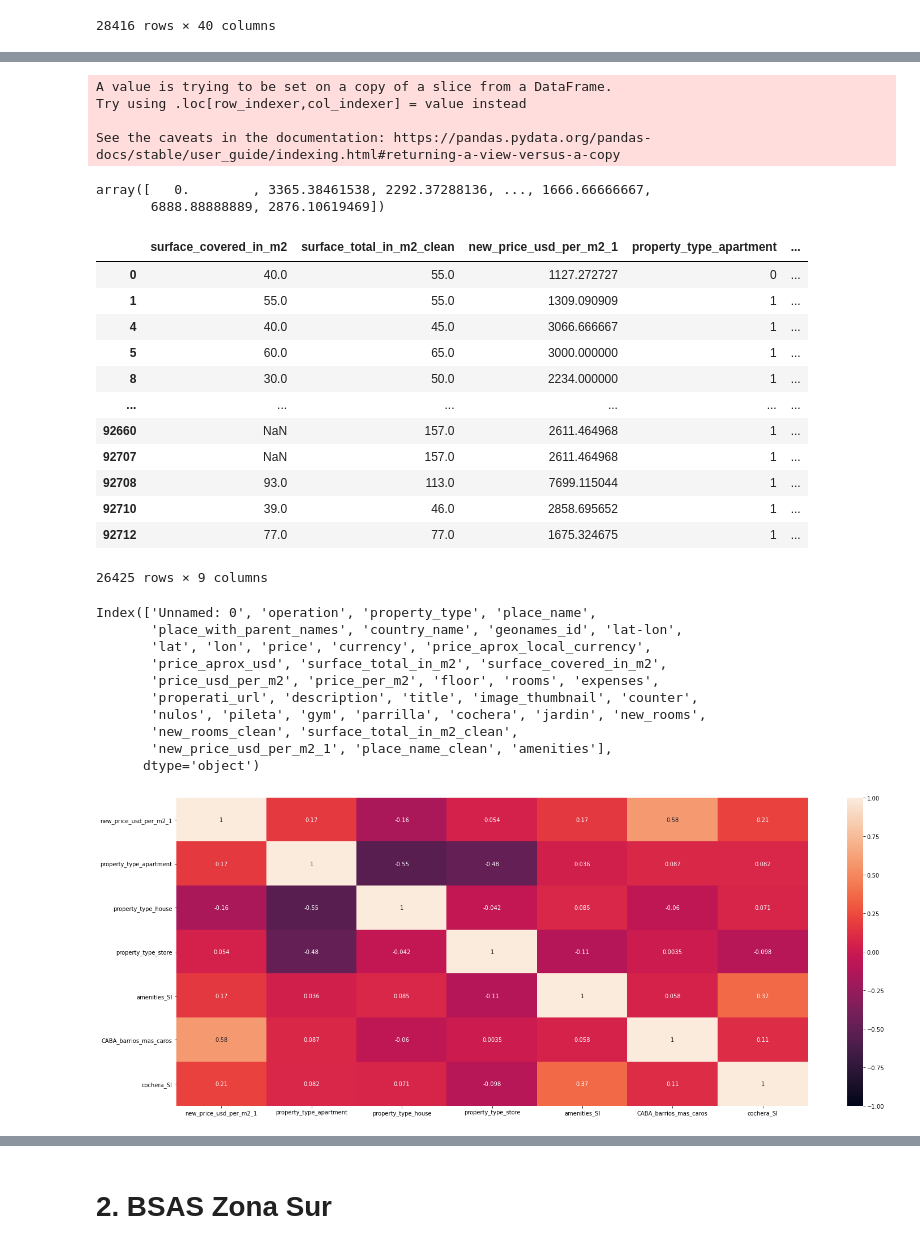
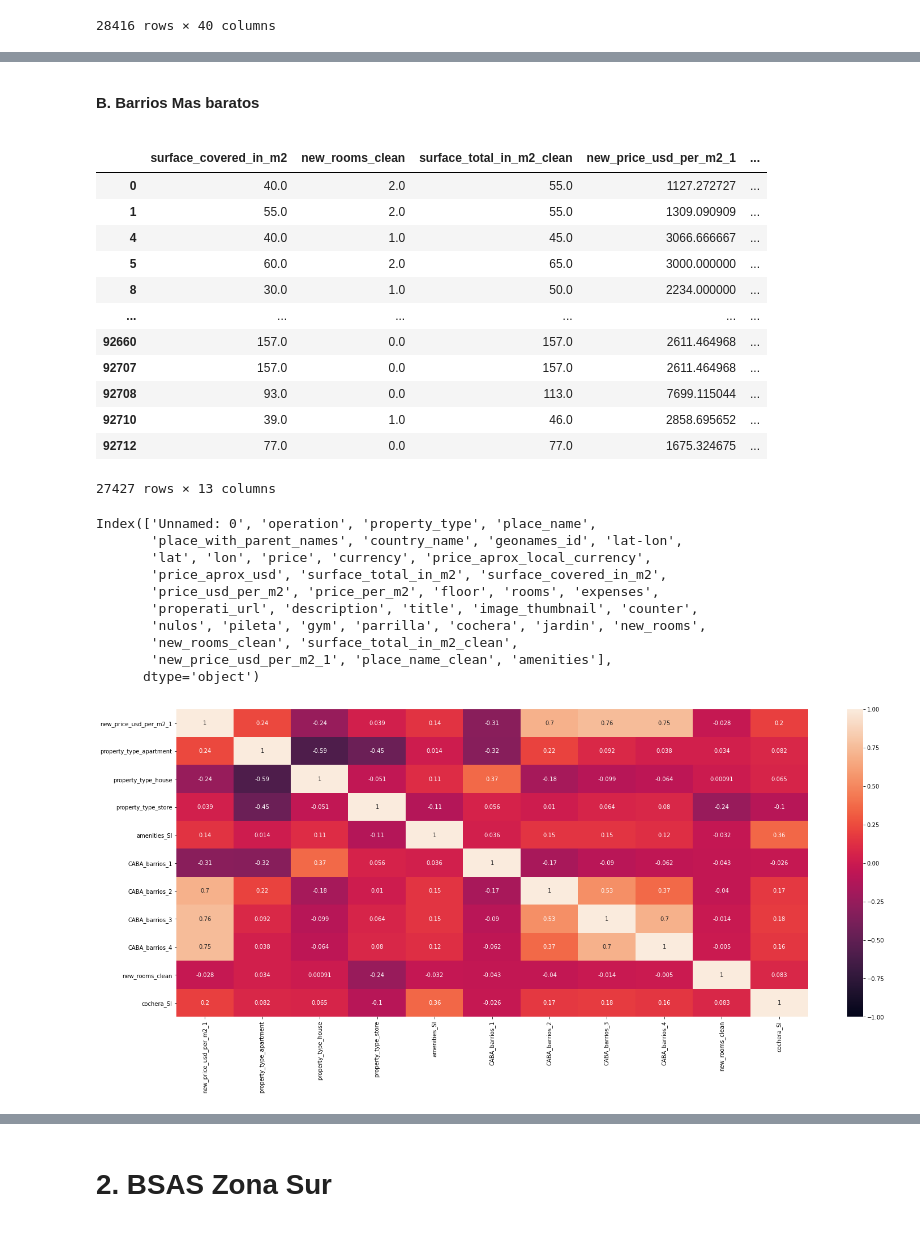
Before and after one commit to giustipatricio/grupo4-1120_ed_13, a Jupyter notebook: Entrega 2/Entrega 2.ipynb, the cells around one changed output, grey strips where cells are left out. Drawn from its saved outputs; the diff is of its cells as text; code cells hidden in the pictures.

```diff
--- a/Entrega 2/Entrega 2.ipynb
+++ b/Entrega 2/Entrega 2.ipynb
@@ -151,13 +215,8 @@ df_caba_dummies
 # %%
 #Creamos una variable que acumula el valor de los m2 de los barrios mas caros de CABA
-suburb_values = ['Recoleta', 'Las Cañitas', 'Puerto Madero', 'Palermo Chico', 'Palermo']
-data_suburb_mask = df_caba_dummies.place_name.apply(lambda x: x in suburb_values)
-data_suburb = df_caba_dummies.loc[data_suburb_mask, :]
+#suburb_values = ['Recoleta', 'Las Cañitas', 'Puerto Madero', 'Palermo Chico', 'Palermo']
+#data_suburb_mask = df_caba_dummies.place_name.apply(lambda x: x in suburb_values)
+#data_suburb = df_caba_dummies.loc[data_suburb_mask, :]
 #creamos una columna nueva
-data_suburb["CABA_barrios_mas_caros"] = data_suburb["new_price_usd_per_m2_1"]
-df_caba_dummies = pd.concat([df_caba_dummies,data_suburb["CABA_barrios_mas_caros"]], axis = 1)
+#data_suburb["CABA_barrios_mas_caros"] = data_suburb["new_price_usd_per_m2_1"]
+#df_caba_dummies = pd.concat([df_caba_dummies,data_suburb["CABA_barrios_mas_caros"]], axis = 1)
-# %% [output]
-A value is trying to be set on a copy of a slice from a DataFrame.
-Try using .loc[row_indexer,col_indexer] = value instead
-
-See the caveats in the documentation: https://pandas.pydata.org/pandas-docs/stable/user_guide/indexing.html#returning-a-view-versus-a-copy
@@ -164,11 +227,11 @@ See the caveats in the documentation: https://pandas.pydata.org/pandas-docs/stab
 # %%
-#Reemplazamos los nulos de la columna por valores cero
-ambientes_134 = df_caba_dummies["CABA_barrios_mas_caros"].isnull()
-ambientes_134
-df_caba_dummies.loc[ambientes_134, "CABA_barrios_mas_caros"] = 0
-df_rooms_unique = df_caba_dummies["CABA_barrios_mas_caros"].unique()
-df_rooms_unique
+#ambientes_134 = df_caba_dummies["CABA_barrios_mas_caros"].isnull()
+#ambientes_134
+#df_caba_dummies.loc[ambientes_134, "CABA_barrios_mas_caros"] = 0
+#df_rooms_unique = df_caba_dummies["CABA_barrios_mas_caros"].unique()
+#df_rooms_unique
 #print(df_rooms_unique)
-# %% [output]
-array([   0.        , 3365.38461538, 2292.37288136, ..., 1666.66666667,
-       6888.88888889, 2876.10619469])
+# %% [markdown]
+<p>
+    <p>
+<b>B. Barrios Mas baratos
@@ -175,44 +257,44 @@ array([   0.        , 3365.38461538, 2292.37288136, ..., 1666.66666667,
 # %%
 #regularizacion de variables no numericas dropeandolas
-df_caba_dummies_drop = df_caba_dummies.drop(["pileta","parrilla","jardin","gym",'Unnamed: 0','new_rooms_clean',"place_with_parent_names", 'operation', 'place_name',"country_name","geonames_id","lat-lon","lat","lon","price","currency","price_aprox_local_currency","price_aprox_usd","surface_total_in_m2","price_usd_per_m2","price_per_m2","floor", "rooms",	"expenses",	"properati_url",	"description",	"title",	"image_thumbnail",	"counter",	"nulos","new_rooms", "place_name_clean"  ], axis=1)
+df_caba_dummies_drop = df_caba_dummies.drop(["pileta","parrilla","jardin","gym",'Unnamed: 0',"place_with_parent_names", 'operation', 'place_name',"country_name","geonames_id","lat-lon","lat","lon","price","currency","price_aprox_local_currency","price_aprox_usd","surface_total_in_m2","price_usd_per_m2","price_per_m2","floor", "rooms",	"expenses",	"properati_url",	"description",	"title",	"image_thumbnail",	"counter",	"nulos","new_rooms", "place_name_clean"  ], axis=1)
 # %%
 #topes maximos y minimos, tenemos que hacer max i min cuadrados para que esto sea justificado correctamente
-df_caba_dummies_drop = df_caba_dummies_drop[df_caba_dummies_drop['new_price_usd_per_m2_1'] < 8000]
-df_caba_dummies_drop = df_caba_dummies_drop[df_caba_dummies_drop['new_price_usd_per_m2_1'] > 1000]
+df_caba_dummies_drop = df_caba_dummies_drop[df_caba_dummies_drop['new_price_usd_per_m2_1'] < 8500]
+df_caba_dummies_drop = df_caba_dummies_drop[df_caba_dummies_drop['new_price_usd_per_m2_1'] > 150]
 #df_caba = df_caba.new_price_usd_per_m2_1
 df_caba_dummies_drop
 # %% [output]
-|  | surface_covered_in_m2 | surface_total_in_m2_clean | new_price_usd_per_m2_1 | property_type_apartment | ... |
-| 0 | 40.0 | 55.0 | 1127.272727 | 0 | ... |
-| 1 | 55.0 | 55.0 | 1309.090909 | 1 | ... |
-| 4 | 40.0 | 45.0 | 3066.666667 | 1 | ... |
-| 5 | 60.0 | 65.0 | 3000.000000 | 1 | ... |
-| 8 | 30.0 | 50.0 | 2234.000000 | 1 | ... |
+|  | surface_covered_in_m2 | new_rooms_clean | surface_total_in_m2_clean | new_price_usd_per_m2_1 | ... |
+| 0 | 40.0 | 2.0 | 55.0 | 1127.272727 | ... |
+| 1 | 55.0 | 2.0 | 55.0 | 1309.090909 | ... |
+| 4 | 40.0 | 1.0 | 45.0 | 3066.666667 | ... |
+| 5 | 60.0 | 2.0 | 65.0 | 3000.000000 | ... |
+| 8 | 30.0 | 1.0 | 50.0 | 2234.000000 | ... |
 | ... | ... | ... | ... | ... | ... |
-| 92660 | NaN | 157.0 | 2611.464968 | 1 | ... |
-| 92707 | NaN | 157.0 | 2611.464968 | 1 | ... |
-| 92708 | 93.0 | 113.0 | 7699.115044 | 1 | ... |
-| 92710 | 39.0 | 46.0 | 2858.695652 | 1 | ... |
-| 92712 | 77.0 | 77.0 | 1675.324675 | 1 | ... |
+| 92660 | 157.0 | 0.0 | 157.0 | 2611.464968 | ... |
+| 92707 | 157.0 | 0.0 | 157.0 | 2611.464968 | ... |
+| 92708 | 93.0 | 0.0 | 113.0 | 7699.115044 | ... |
+| 92710 | 39.0 | 1.0 | 46.0 | 2858.695652 | ... |
+| 92712 | 77.0 | 0.0 | 77.0 | 1675.324675 | ... |
-26425 rows × 9 columns
+27427 rows × 13 columns
 # %%
 #Modificamos el tamaño del plot y generamos un heatmap de correlacion en CABA entre variables que consideramos a priri
 plt.figure(figsize = (25 , 10))
-sns.heatmap(df_caba_dummies_drop[["new_price_usd_per_m2_1","property_type_apartment","property_type_house","property_type_store","amenities_SI","CABA_barrios_mas_caros"
+sns.heatmap(df_caba_dummies_drop[["new_price_usd_per_m2_1","property_type_apartment","property_type_house","property_type_store","amenities_SI","CABA_barrios_1","CABA_barrios_2","CABA_barrios_3","CABA_barrios_4","new_rooms_clean"
                 ,"cochera_SI"]].corr(), annot=True, vmin=-1)
 print(df_pais.columns)
 # %% [output]
 Index(['Unnamed: 0', 'operation', 'property_type', 'place_name',
        'place_with_parent_names', 'country_name', 'geonames_id', 'lat-lon',
        'lat', 'lon', 'price', 'currency', 'price_aprox_local_currency',
        'price_aprox_usd', 'surface_total_in_m2', 'surface_covered_in_m2',
        'price_usd_per_m2', 'price_per_m2', 'floor', 'rooms', 'expenses',
        'properati_url', 'description', 'title', 'image_thumbnail', 'counter',
        'nulos', 'pileta', 'gym', 'parrilla', 'cochera', 'jardin', 'new_rooms',
        'new_rooms_clean', 'surface_total_in_m2_clean',
        'new_price_usd_per_m2_1', 'place_name_clean', 'amenities'],
       dtype='object')
-[figure, old version]
+[figure, new version]
 # %%
 #copiamos el dataset para poder modificarlo
 df_caba_scale = df_caba_dummies_drop
```
Also changed, not shown: parts of 104 cells of this notebook.
